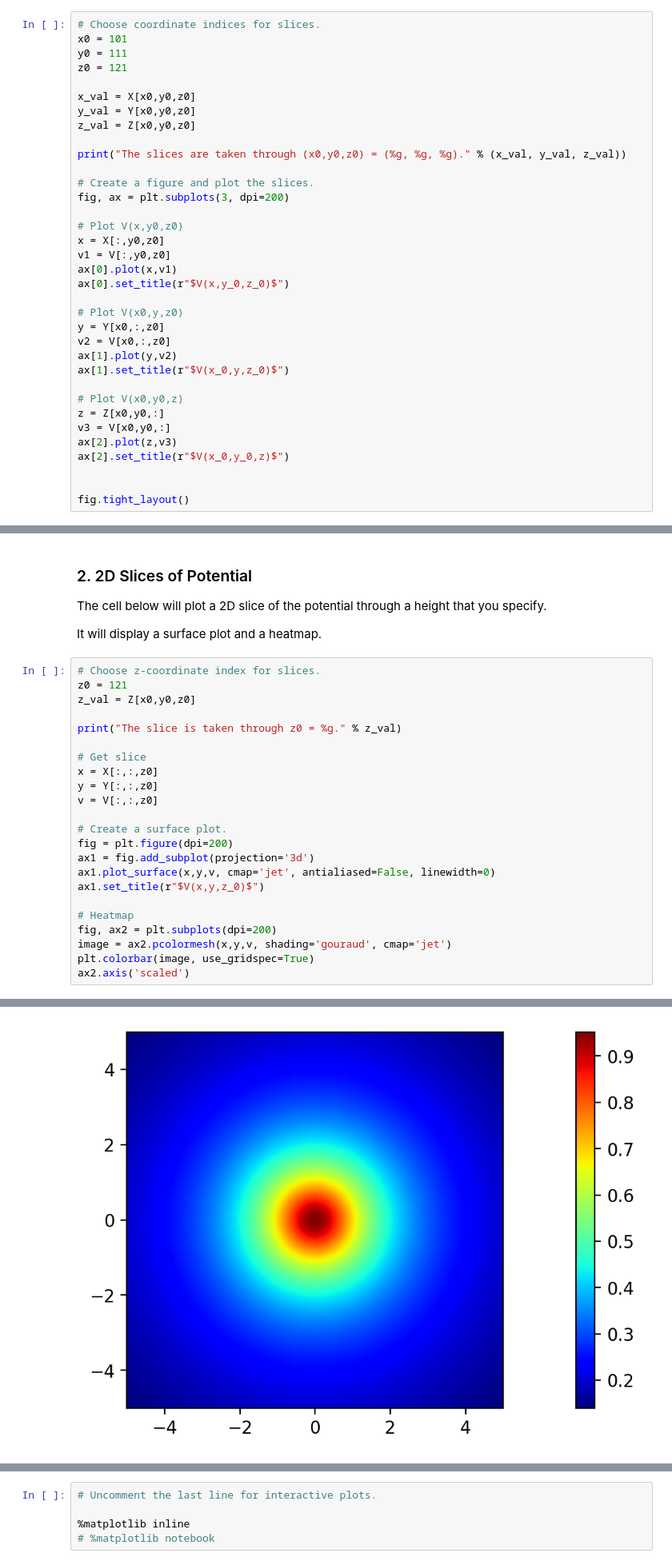
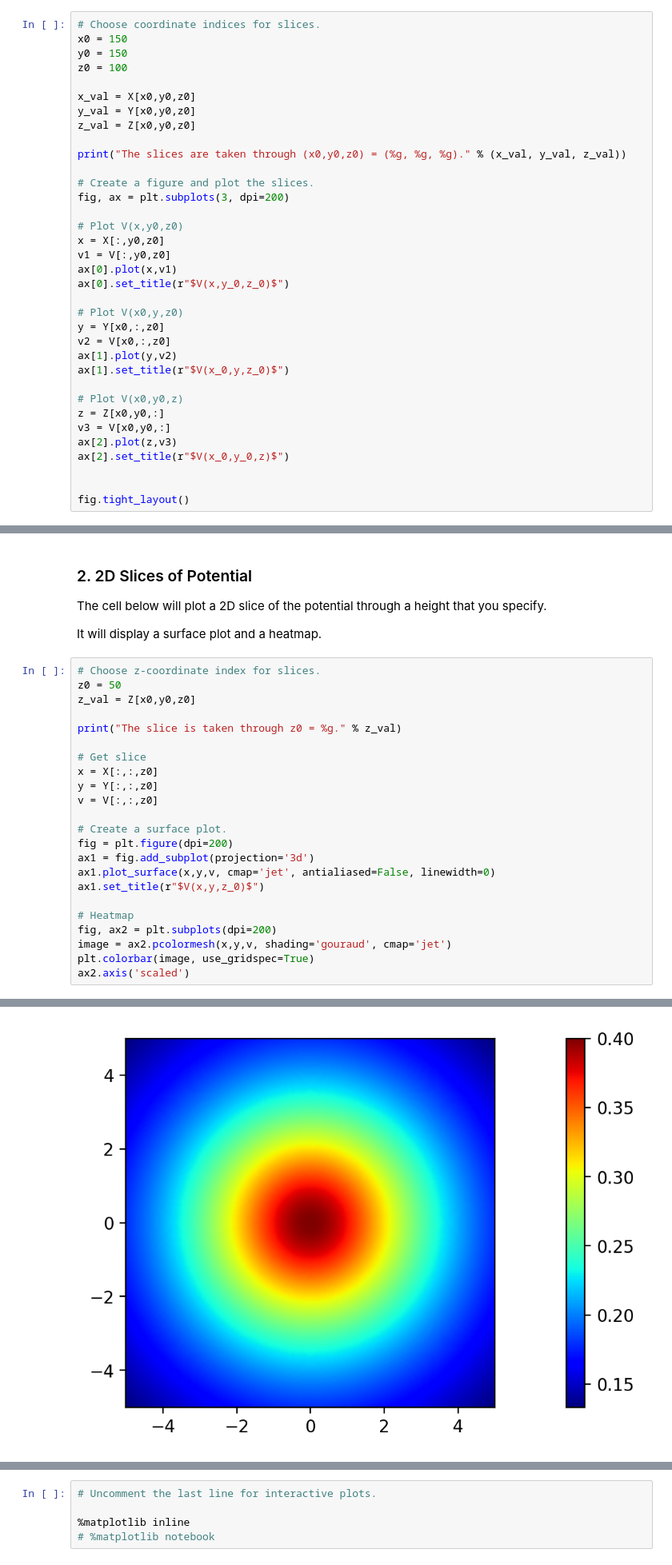
Before and after one commit to Mitchell7777/Mitchell-s-physics-stuff, a Jupyter notebook: week-01/01-visualizing-fields.ipynb, the cells around one changed output, grey strips where cells are left out. Shown at 80% size. Saved outputs shown, nothing was run; the diff lists cells and outputs as text.

Commit message:
Update 01-visualizing-fields.ipynb
Here is my submission for the first assignment. My 1-1 and 1-2 answers are submitted through gradescope.

```diff
--- a/week-01/01-visualizing-fields.ipynb
+++ b/week-01/01-visualizing-fields.ipynb
@@ -64,9 +66,9 @@ Now that we have a scalar field and a vector field, let's look at them!
 The following code will plot the potential along three lines through a point you specify: one line parallel to the x-axis, one parallel to the y-axis, and one parallel to the z-axis.
 # %%
 # Choose coordinate indices for slices.
-x0 = 101
-y0 = 111
-z0 = 121
+x0 = 150
+y0 = 150
+z0 = 100
 
 x_val = X[x0,y0,z0]
 y_val = Y[x0,y0,z0]
@@ -114,7 +118,7 @@ The cell below will plot a 2D slice of the potential through a height that you s
 It will display a surface plot and a heatmap.
 # %%
 # Choose z-coordinate index for slices.
-z0 = 121
+z0 = 50
 z_val = Z[x0,y0,z0]
 
 print("The slice is taken through z0 = %g." % z_val)
@@ -142,4 +146,4 @@ The slice is taken through z0 = 1.05.
-[figure, old version]
+[figure, new version]
 # %% [markdown]
 Change the value of `z0` in the cell above and run it again.  Do this several times.
 
```
Also changed, not shown: parts of 14 cells of this notebook.
